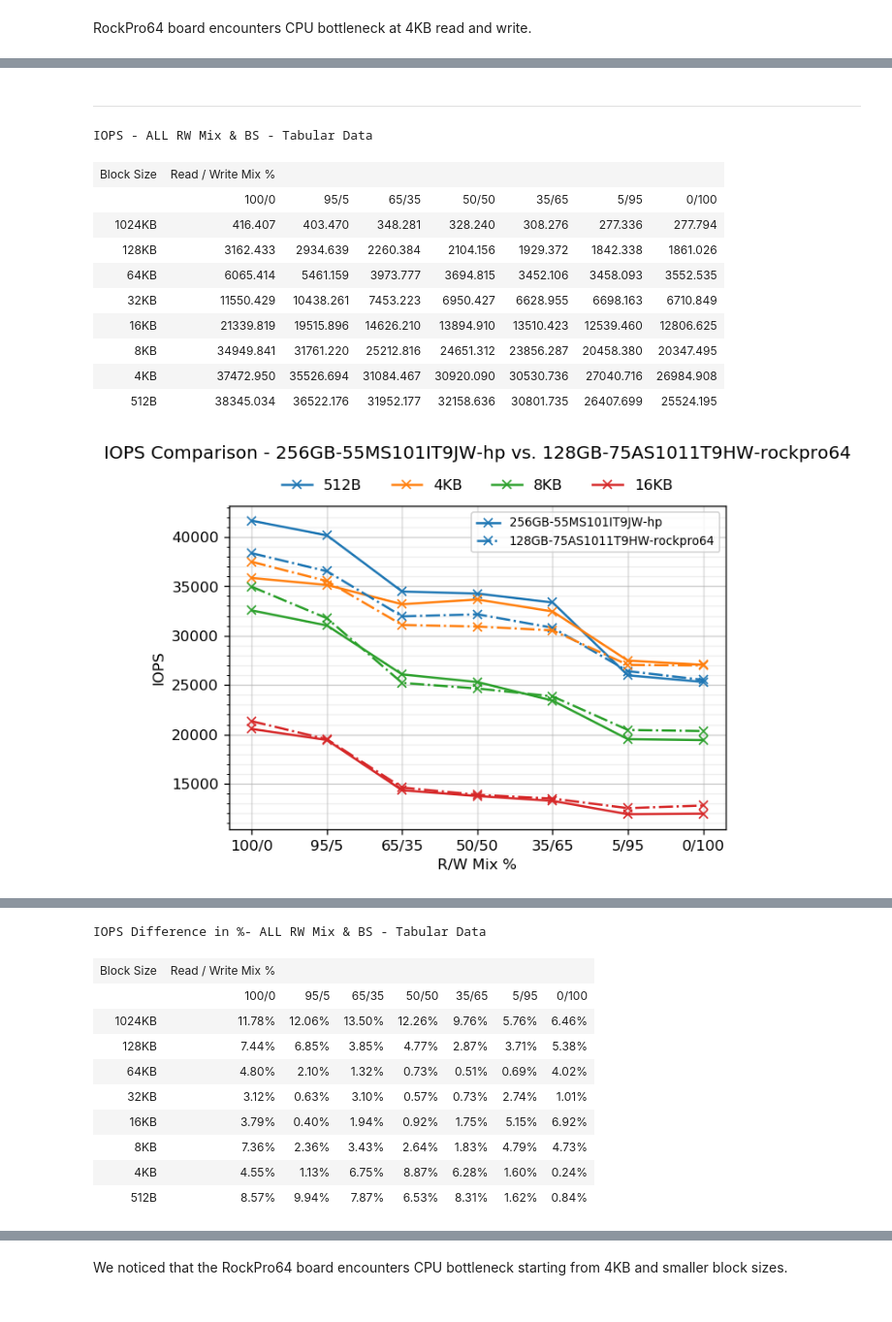
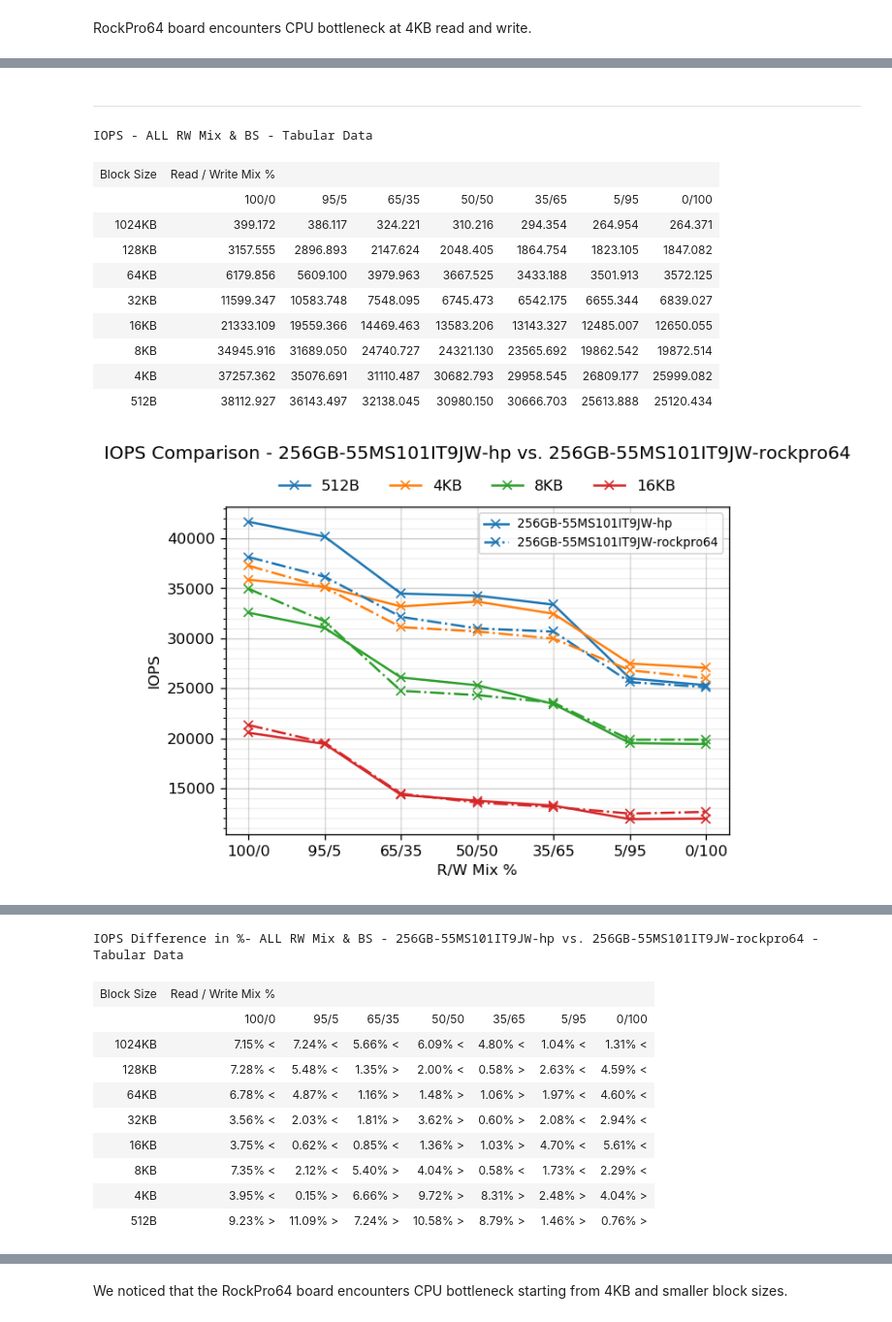
Before and after one commit to ljishen/SSSPT, a Jupyter notebook: analysis/notebooks/conclusion.ipynb, the cells around one changed output, grey strips where cells are left out. Shown: that part at 97% size. Drawn from its saved outputs; the diff is of its cells as text; code cells hidden in the pictures.

```diff
--- a/analysis/notebooks/conclusion.ipynb
+++ b/analysis/notebooks/conclusion.ipynb
@@ -97,42 +105,52 @@ plot_throughput_comp({
 RockPro64 board encounters CPU bottleneck at 4KB read and write.
 # %%
 %run 'common/plot_iops.py'
-
-plot_measurement_window_tabular('hp/iops/6')
-plot_measurement_window_tabular('rockpro64/iops/7')
 
 profiles = {
     '256GB-55MS101IT9JW-hp':        {_DIR: 'hp/iops/6',
                                      _MARKER: '-x'},
+    '256GB-55MS101IT9JW-rockpro64': {_DIR: 'rockpro64/iops/8',
+                                     _MARKER: '-.x'}
+}
+plot_measurement_window_tabular('hp/iops/6')
+plot_measurement_window_tabular('rockpro64/iops/8')
+plot_iops_comp(profiles)
+plot_diff_tabular(profiles)
+
+
+profiles = {
+    '128GB-75AS1011T9HW-hp':        {_DIR: 'hp/iops/5',
+                                     _MARKER: '-x'},
     '128GB-75AS1011T9HW-rockpro64': {_DIR: 'rockpro64/iops/7',
                                      _MARKER: '-.x'}
 }
+plot_measurement_window_tabular('hp/iops/5')
+plot_measurement_window_tabular('rockpro64/iops/7')
 plot_iops_comp(profiles)
-
 plot_diff_tabular(profiles)
 # %% [output]
 ---
 IOPS - ALL RW Mix & BS - Tabular Data
 | Block Size | Read / Write Mix % |  |  |  |  |  |  |
 |  | 100/0 | 95/5 | 65/35 | 50/50 | 35/65 | 5/95 | 0/100 |
 | 1024KB | 372.528 | 360.052 | 306.866 | 292.406 | 280.860 | 262.224 | 260.949 |
 | 128KB | 2943.394 | 2746.448 | 2176.684 | 2008.268 | 1875.540 | 1776.378 | 1765.970 |
 | 64KB | 5787.448 | 5348.818 | 4026.199 | 3721.872 | 3469.728 | 3434.279 | 3415.174 |
 | 32KB | 11200.713 | 10372.913 | 7684.380 | 6989.985 | 6581.123 | 6519.427 | 6643.741 |
 | 16KB | 20561.515 | 19438.625 | 14347.463 | 13768.239 | 13278.518 | 11924.806 | 11977.634 |
 | 8KB | 32553.837 | 31029.796 | 26076.884 | 25302.733 | 23428.709 | 19524.065 | 19428.066 |
 | 4KB | 35841.686 | 35128.658 | 33183.286 | 33663.694 | 32448.319 | 27474.091 | 27049.146 |
 | 512B | 41631.469 | 40152.935 | 34465.296 | 34258.606 | 33361.767 | 25987.807 | 25310.612 |
 ---
 IOPS - ALL RW Mix & BS - Tabular Data
 | Block Size | Read / Write Mix % |  |  |  |  |  |  |
 |  | 100/0 | 95/5 | 65/35 | 50/50 | 35/65 | 5/95 | 0/100 |
-| 1024KB | 416.407 | 403.470 | 348.281 | 328.240 | 308.276 | 277.336 | 277.794 |
-| 128KB | 3162.433 | 2934.639 | 2260.384 | 2104.156 | 1929.372 | 1842.338 | 1861.026 |
-| 64KB | 6065.414 | 5461.159 | 3973.777 | 3694.815 | 3452.106 | 3458.093 | 3552.535 |
-| 32KB | 11550.429 | 10438.261 | 7453.223 | 6950.427 | 6628.955 | 6698.163 | 6710.849 |
-| 16KB | 21339.819 | 19515.896 | 14626.210 | 13894.910 | 13510.423 | 12539.460 | 12806.625 |
-| 8KB | 34949.841 | 31761.220 | 25212.816 | 24651.312 | 23856.287 | 20458.380 | 20347.495 |
-| 4KB | 37472.950 | 35526.694 | 31084.467 | 30920.090 | 30530.736 | 27040.716 | 26984.908 |
-| 512B | 38345.034 | 36522.176 | 31952.177 | 32158.636 | 30801.735 | 26407.699 | 25524.195 |
+| 1024KB | 399.172 | 386.117 | 324.221 | 310.216 | 294.354 | 264.954 | 264.371 |
+| 128KB | 3157.555 | 2896.893 | 2147.624 | 2048.405 | 1864.754 | 1823.105 | 1847.082 |
+| 64KB | 6179.856 | 5609.100 | 3979.963 | 3667.525 | 3433.188 | 3501.913 | 3572.125 |
+| 32KB | 11599.347 | 10583.748 | 7548.095 | 6745.473 | 6542.175 | 6655.344 | 6839.027 |
+| 16KB | 21333.109 | 19559.366 | 14469.463 | 13583.206 | 13143.327 | 12485.007 | 12650.055 |
+| 8KB | 34945.916 | 31689.050 | 24740.727 | 24321.130 | 23565.692 | 19862.542 | 19872.514 |
+| 4KB | 37257.362 | 35076.691 | 31110.487 | 30682.793 | 29958.545 | 26809.177 | 25999.082 |
+| 512B | 38112.927 | 36143.497 | 32138.045 | 30980.150 | 30666.703 | 25613.888 | 25120.434 |
-[figure, old version]
+[figure, new version]
@@ -140,11 +158,11 @@ IOPS - ALL RW Mix & BS - Tabular Data
-IOPS Difference in %- ALL RW Mix & BS - Tabular Data
+IOPS Difference in %- ALL RW Mix & BS - 256GB-55MS101IT9JW-hp vs. 256GB-55MS101IT9JW-rockpro64 - Tabular Data
 | Block Size | Read / Write Mix % |  |  |  |  |  |  |
 |  | 100/0 | 95/5 | 65/35 | 50/50 | 35/65 | 5/95 | 0/100 |
-| 1024KB | 11.78% | 12.06% | 13.50% | 12.26% | 9.76% | 5.76% | 6.46% |
-| 128KB | 7.44% | 6.85% | 3.85% | 4.77% | 2.87% | 3.71% | 5.38% |
-| 64KB | 4.80% | 2.10% | 1.32% | 0.73% | 0.51% | 0.69% | 4.02% |
-| 32KB | 3.12% | 0.63% | 3.10% | 0.57% | 0.73% | 2.74% | 1.01% |
-| 16KB | 3.79% | 0.40% | 1.94% | 0.92% | 1.75% | 5.15% | 6.92% |
-| 8KB | 7.36% | 2.36% | 3.43% | 2.64% | 1.83% | 4.79% | 4.73% |
-| 4KB | 4.55% | 1.13% | 6.75% | 8.87% | 6.28% | 1.60% | 0.24% |
-| 512B | 8.57% | 9.94% | 7.87% | 6.53% | 8.31% | 1.62% | 0.84% |
+| 1024KB | 7.15% < | 7.24% < | 5.66% < | 6.09% < | 4.80% < | 1.04% < | 1.31% < |
+| 128KB | 7.28% < | 5.48% < | 1.35% > | 2.00% < | 0.58% > | 2.63% < | 4.59% < |
+| 64KB | 6.78% < | 4.87% < | 1.16% > | 1.48% > | 1.06% > | 1.97% < | 4.60% < |
+| 32KB | 3.56% < | 2.03% < | 1.81% > | 3.62% > | 0.60% > | 2.08% < | 2.94% < |
+| 16KB | 3.75% < | 0.62% < | 0.85% < | 1.36% > | 1.03% > | 4.70% < | 5.61% < |
+| 8KB | 7.35% < | 2.12% < | 5.40% > | 4.04% > | 0.58% < | 1.73% < | 2.29% < |
+| 4KB | 3.95% < | 0.15% > | 6.66% > | 9.72% > | 8.31% > | 2.48% > | 4.04% > |
+| 512B | 9.23% > | 11.09% > | 7.24% > | 10.58% > | 8.79% > | 1.46% > | 0.76% > |
```
Also changed, not shown: parts of 3 cells of this notebook, 48 other files.
